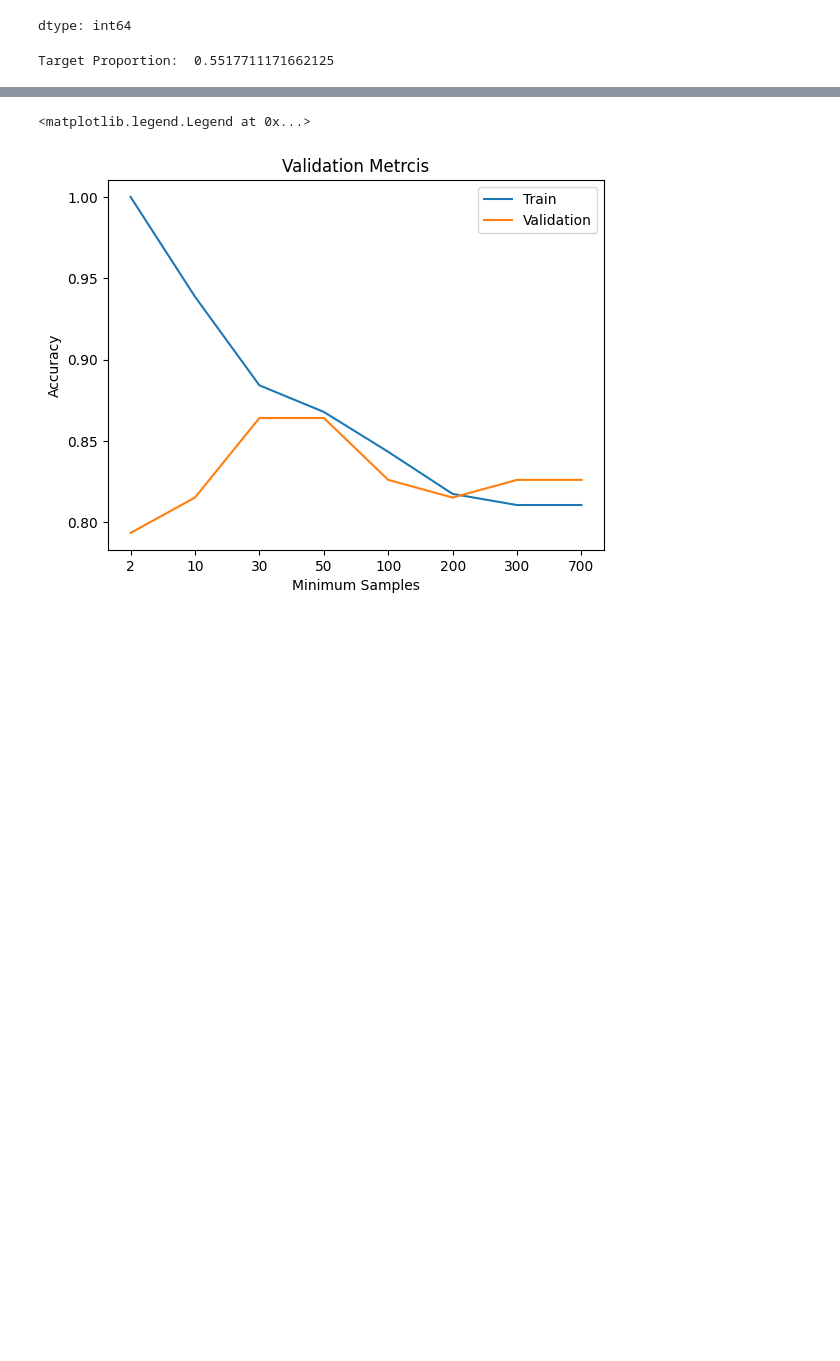
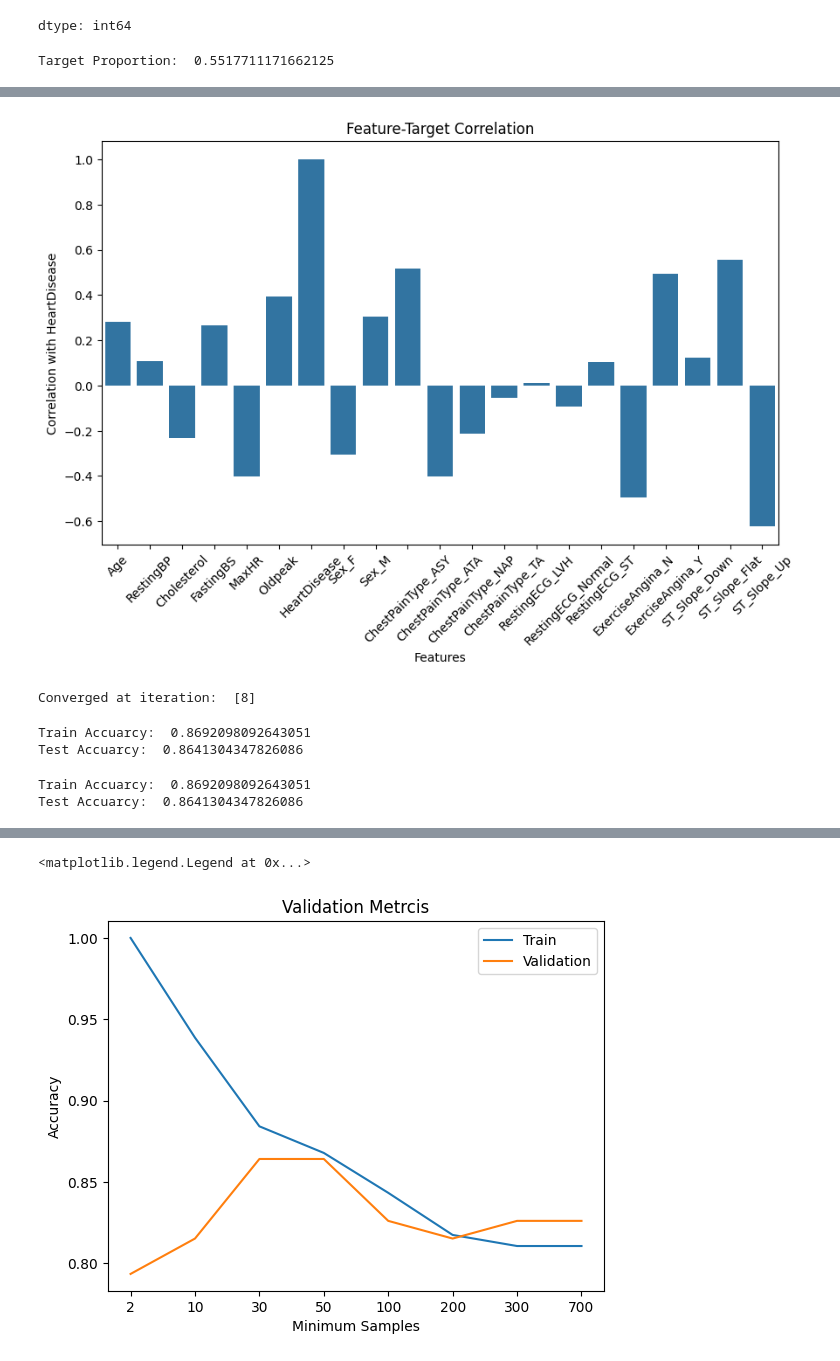
Before and after one commit to mosahle7/ML, a Jupyter notebook: Heart_Failure_Prediction.ipynb, the cells around one changed output, grey strips where cells are left out. Saved outputs shown, nothing was run; the diff lists cells and outputs as text; code cells hidden in the pictures; blank space fills up the shorter version.

```diff
--- a/Heart_Failure_Prediction.ipynb
+++ b/Heart_Failure_Prediction.ipynb
@@ -112,0 +122,4 @@ Target Proportion:  0.5517711171662125
+# %%
+target_var = df['HeartDisease']
+# %%
+correlations = df.corrwith(target_var)
@@ -112,0 +147,10 @@ Target Proportion:  0.5517711171662125
+# %%
+plt.figure(figsize=(10, 6))
+sns.barplot(x=correlations.index, y=correlations.values)
+plt.xticks(rotation=45)
+plt.title("Feature-Target Correlation")
+plt.xlabel("Features")
+plt.ylabel("Correlation with HeartDisease")
+plt.show()
+# %% [output]
+[figure, added]
@@ -112,0 +169,25 @@ Target Proportion:  0.5517711171662125
+# %%
+pipeline = Pipeline(steps = [
+    ('preprocessor', preprocessor),
+    ('classification', logreg_model)
+])
+pipeline.fit(X_train,y_train)
+
+print("Converged at iteration: ", logreg_model.n_iter_)
+# %% [output]
+Converged at iteration:  [8]
+# %%
+logreg_train_accuracy = pipeline.score(X_train, y_train)
+logreg_test_accuracy = pipeline.score(X_val, y_val)
+
+print("Train Accuarcy: ", logreg_train_accuracy)
+print("Test Accuarcy: ", logreg_test_accuracy)
+# %% [output]
+Train Accuarcy:  0.8692098092643051
+Test Accuarcy:  0.8641304347826086
+# %%
+print("Train Accuarcy: ", logreg_train_accuracy)
+print("Test Accuarcy: ", logreg_test_accuracy)
+# %% [output]
+Train Accuarcy:  0.8692098092643051
+Test Accuarcy:  0.8641304347826086
```
Also changed, not shown: parts of 15 cells of this notebook.
